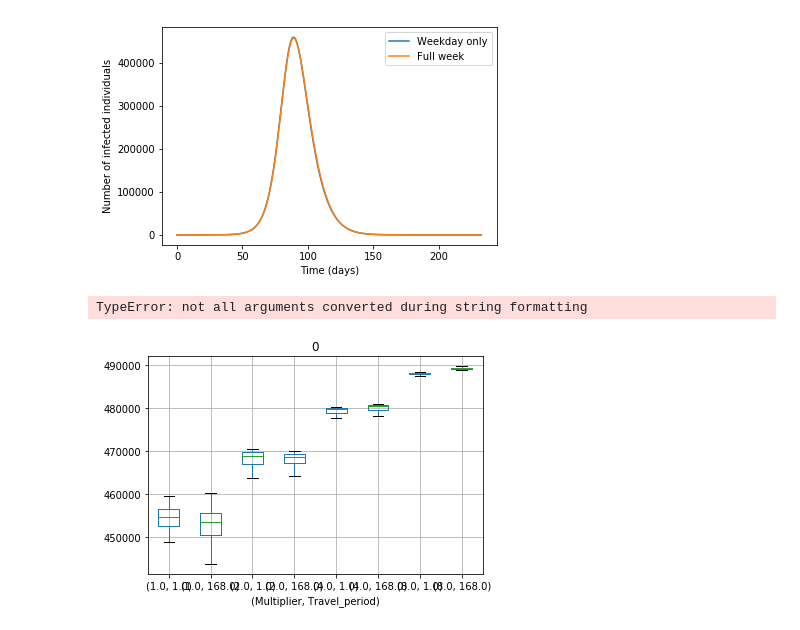
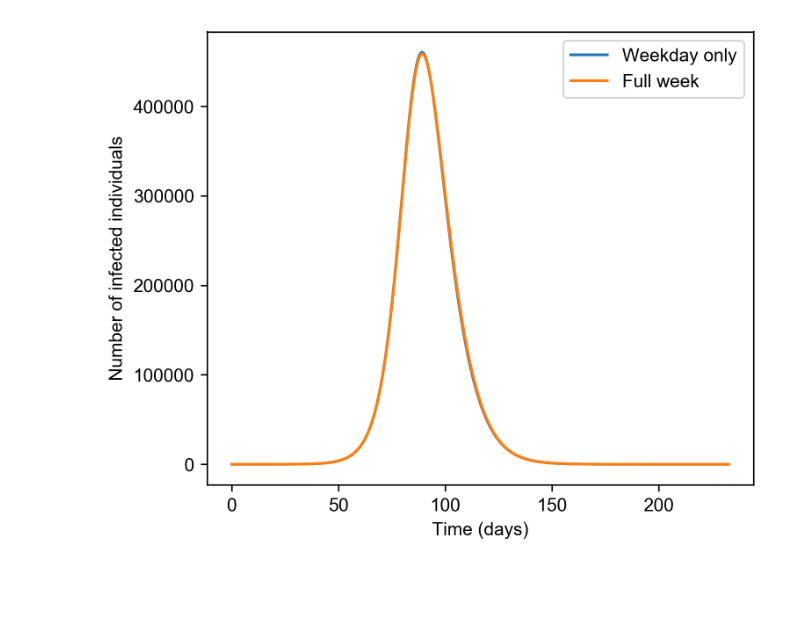
Before and after one commit to joshuablake/Temporal-metapop-epidemic-London-, a Jupyter notebook: src/Travel period analysis.ipynb, the cells around one changed output. Saved outputs shown, nothing was run; the diff lists cells and outputs as text; code cells hidden in the pictures; blank space fills up the shorter version.

```diff
--- a/src/Travel period analysis.ipynb
+++ b/src/Travel period analysis.ipynb
@@ -3,11 +3,10 @@ import pandas as pd
 from os import path
 import matplotlib.pyplot as plt
 import numpy as np
+import figs
 %matplotlib inline
 DATA_DIR = path.join('..', 'data')
+figs.set_rc()
-# %%
-plt.rcParams['savefig.dpi'] = 300
-plt.rcParams['pgf.rcfonts'] = False
 # %%
 RESULT_HEADER = ['Init_station','Init_time', 'Tick_length','Init_count',
                  'Travel_period','Multiplier','Count_type']
@@ -24,20 +23,13 @@ R_cols = results.xs('R', level='Count_type').T
 # %%
 I_by_period = I_cols.T.groupby('Travel_period').mean()
 I_by_period.columns = [col / 24 for col in I_by_period.columns]
 I_by_period.index = pd.Index(('Weekday only', 'Full week'))
+figs.set_rc()
+figs.set_size(5.2, 0.8)
 ax = I_by_period.T.plot()
 ax.set_xlabel('Time (days)')
 ax.set_ylabel('Number of infected individuals')
 ax.legend(title='')
-plt.savefig('../../diss/periodPlot.pgf')
+plt.savefig('../../figs/Fig4.tif')
 # %% [output]
-[figure, old version]
+[figure, new version]
-# %%
-tmp = I_cols.T.reset_index()
-tmp.drop(columns=list(tmp.columns[:4]), inplace=True)
-tmp.replace({'Travel_period': {24: 1, None: 7}}, inplace=True)
-tmp.set_index(['Multiplier', 'Travel_period']).T.max()\
-        .reset_index().boxplot(by=('Multiplier', 'Travel_period'), column=0, showfliers=False)
-# %% [output]
-TypeError: not all arguments converted during string formatting
-[figure, removed]
```
Also changed, not shown: 4 other files.
